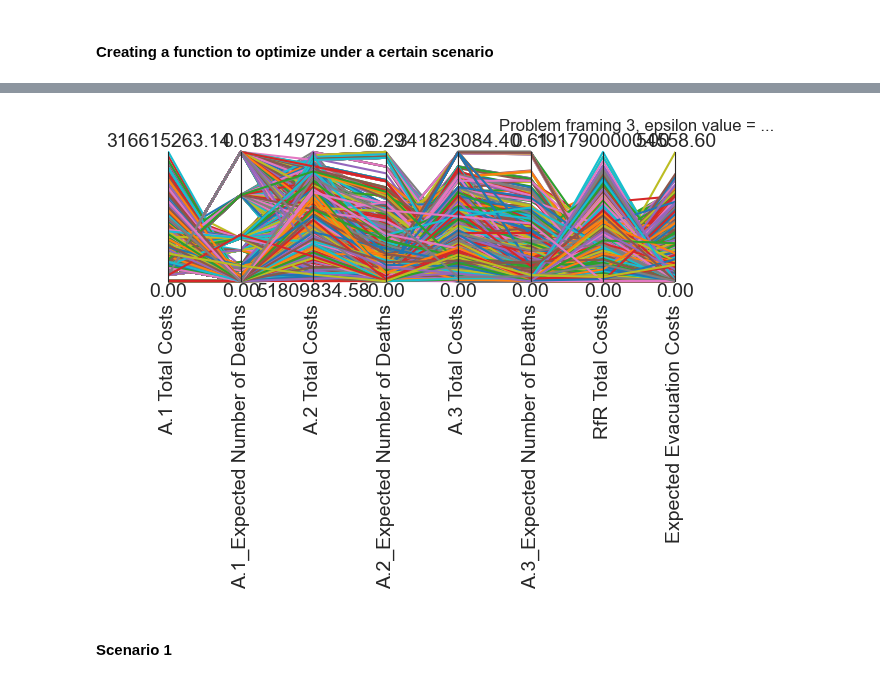
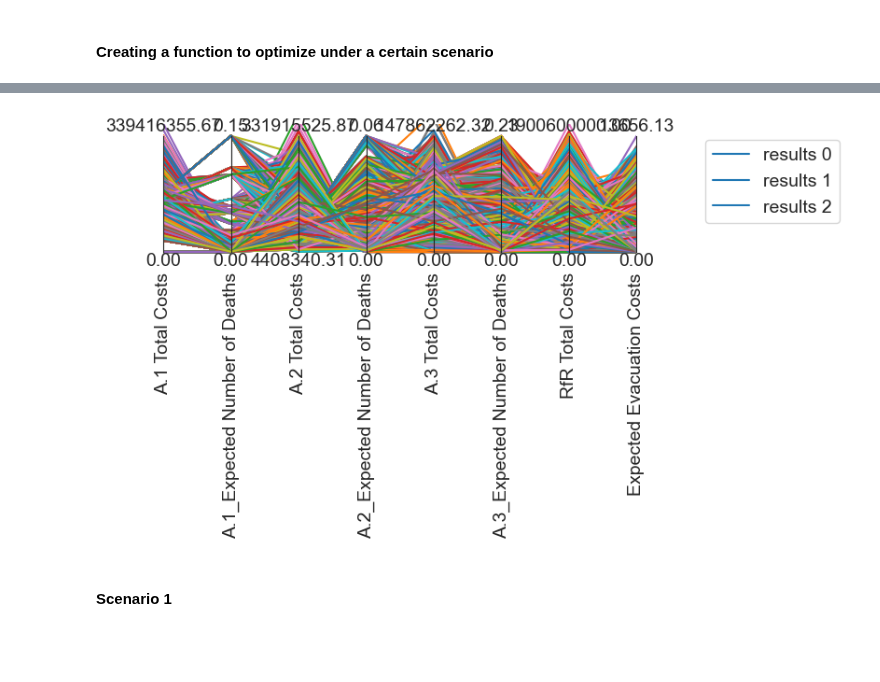
Before and after one commit to ndaswani1/EPA141A-labs, a Jupyter notebook: final assignment/dike_model_multi_scenario_MORDM.ipynb, the cells around one changed output, grey strips where cells are left out. Saved outputs shown, nothing was run; the diff lists cells and outputs as text; code cells hidden in the pictures; blank space fills up the shorter version.

```diff
--- a/final assignment/dike_model_multi_scenario_MORDM.ipynb
+++ b/final assignment/dike_model_multi_scenario_MORDM.ipynb
@@ -348,0 +355,11 @@ if __name__ == "__main__":
+# %%
+from ema_workbench.analysis import parcoords
+
+outcomes = ref_0.loc[:, ['A.1 Total Costs', 'A.1_Expected Number of Deaths', 'A.2 Total Costs', 'A.2_Expected Number of Deaths', 'A.3 Total Costs', 'A.3_Expected Number of Deaths','RfR Total Costs', 'Expected Evacuation Costs']]
+
+limits = parcoords.get_limits(outcomes)
+axes = parcoords.ParallelAxes(limits)
+axes.plot(outcomes)
+plt.title("Problem framing 3, epsilon value = ... ")
+#plt.savefig('./images/multi_obj_problem3_epsilon_test.png')
+plt.show()
@@ -351,2 +369,0 @@ if __name__ == "__main__":
-# %%
-archives = ArchiveLogger.load_archives('./results/nfe50k/optimization_3_67_seed_0.tar.gz')
@@ -402,0 +370,13 @@ NameError: name 'convergence' is not defined
+# %%
+# import data through archive logger
+ref_0 = ArchiveLogger.load_archives('./results/mordm_100k/optimization_3_reference_seed_0.tar.gz')
+ref_1 = ArchiveLogger.load_archives('./results/mordm_100k/optimization_3_reference_seed_1.tar.gz')
+ref_2 = ArchiveLogger.load_archives('./results/mordm_100k/optimization_3_reference_seed_2.tar.gz')
+# %%
+seed_nr = 3
+all_archives = []
+for i in range(seed_nr):
+    archive = ArchiveLogger.load_archives(f"./results/mordm_100k/optimization_3_reference_seed_{i}.tar.gz")
+    archive = archive[max(archive.keys())]
+    archive = archive.iloc[:, 1:(len(archive.columns))]
+    all_archives.append(archive)
@@ -403,15 +399,22 @@ NameError: name 'convergence' is not defined
 # %%
 from ema_workbench.analysis import parcoords
 
-outcomes = reference_set.loc[:, ['A.1 Total Costs', 'A.1_Expected Number of Deaths', 'A.2 Total Costs', 'A.2_Expected Number of Deaths', 'A.3 Total Costs', 'A.3_Expected Number of Deaths','RfR Total Costs', 'Expected Evacuation Costs']]
+limits = parcoords.get_limits(data)
 
-limits = parcoords.get_limits(outcomes)
+limits.loc[0, ['A.1_Expected Number of Deaths','A.2_Expected Number of Deaths','A.3_Expected Number of Deaths',]] = 1
+limits.loc[0, 'max_P'] = 6 # max over results based on quick inspection not shown here
+limits.loc[0, 'utility'] = 1 # max over results based on quick inspection not shown here
+limits.loc[1, :] = 0
+
 axes = parcoords.ParallelAxes(limits)
-axes.plot(outcomes)
-plt.title("Problem framing 3, epsilon value = ... ")
-#plt.savefig('./images/multi_obj_problem3_epsilon_test.png')
+
+for i, (result, color) in enumerate(zip(all_archives, sns.color_palette())):
+    outcomes = result.loc[:, ['A.1 Total Costs', 'A.1_Expected Number of Deaths', 'A.2 Total Costs', 'A.2_Expected Number of Deaths', 'A.3 Total Costs', 'A.3_Expected Number of Deaths','RfR Total Costs', 'Expected Evacuation Costs']]
+    axes.plot(outcomes, label='results {}'.format(i))
+
+axes.legend()
 plt.show()
 # %% [output]
-[figure, old version]
+[figure, new version]
 # %% [markdown]
 #### Scenario 1
```
Also changed, not shown: parts of 27 cells of this notebook, 21 other files.
